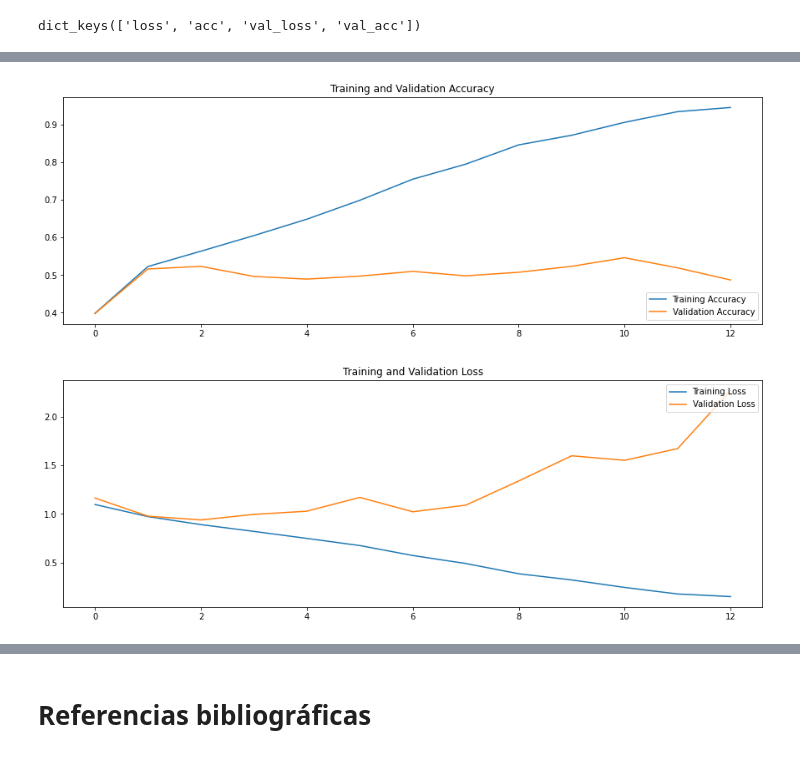
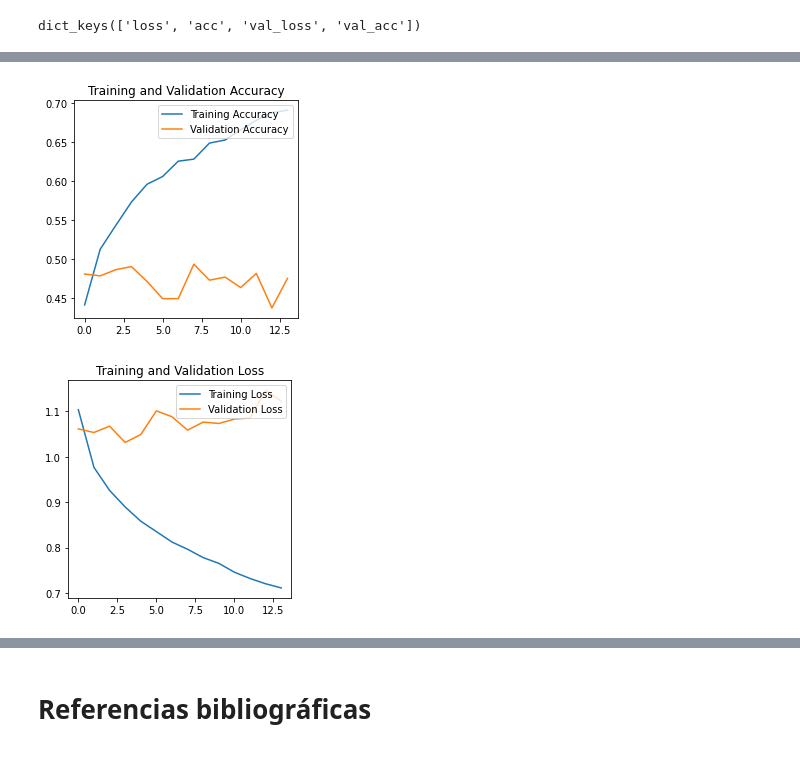
Before and after one commit to juadaves91/supresion-ruido-artefactos-imr, a Jupyter notebook: ELT/3. red_neuronal_cnn_deteccion_alzheimer_VGG16.ipynb, the cells around one changed output, grey strips where cells are left out. Saved outputs shown, nothing was run; the diff lists cells and outputs as text; code cells hidden in the pictures.

```diff
--- a/ELT/3. red_neuronal_cnn_deteccion_alzheimer_VGG16.ipynb
+++ b/ELT/3. red_neuronal_cnn_deteccion_alzheimer_VGG16.ipynb
@@ -456,18 +447,12 @@ def add_top(base):
 # %%
 # Modelo de configuración afinado
-def setup_model(model, trainable):
-    # Congelar las capas no entrenables de la base del modelo
-    for layer in model.layers[:(len(model.layers) - trainable)]:
-        layer.trainable = False
+def setup_model(model):
 
-    for layer in model.layers[(len(model.layers) - trainable):]:
-        layer.trainable = True
+    model.add(Dense(units = 3, activation= 'softmax'))
 
     model.compile(
         loss='categorical_crossentropy',
-        # Tasa de entrenamiento más lenta para el ajuste fino
-        optimizer=optimizers.SGD(lr=1e-4, momentum=0.9),
-        # optimizer=Adam(learning_rate=0.0001),
+        optimizer=Adam(learning_rate=0.0001),
         metrics=['accuracy']
     )
 
@@ -476,11 +461,13 @@ def setup_model(model, trainable):
 # Configurar el modelo para volver a entrenar nuestra
 # capa superior más el bloque 13 y 14 de Xception
 with tensorflow.device('DML'):
-    IMG_SHAPE = (224, 224, 3)
-    ngg16_model = tensorflow.keras.applications.vgg16.VGG16(input_shape=IMG_SHAPE,
-                                                         include_top=False,
-                                                         weights='imagenet',
-                                                         pooling='avg')
+    ngg16_model = tensorflow.keras.applications.vgg16.VGG16()
 
-    model = add_top(ngg16_model)
-    model = setup_model(model, 19)
+    model = Sequential()
+    for layer in ngg16_model.layers[:-1]:
+        model.add(layer)
+
+    for layer in model.layers:
+        layer.trainable = False
+
+    model = setup_model(model)
@@ -507,7 +498,7 @@ _________________________________________________________________
 # %%
 # Afinar la modelo
 
-epochs_ft = 20
+epochs_ft = 30
 
 with tensorflow.device('DML'):
     earlystopper = EarlyStopping(monitor='val_loss',
@@ -521,5 +512,7 @@ with tensorflow.device('DML'):
                         epochs=epochs_ft,
                         validation_data=valid_batches,
                         verbose=2,
-                        callbacks = [earlystopper])
+                        callbacks = [earlystopper],
+                        steps_per_epoch=len(train_batches),
+                        validation_steps=len(valid_batches))
 # %% [output]
@@ -576,29 +623,29 @@ print(val_loss)
 # %%
 acc = model.history.history['acc']
 val_acc = model.history.history['val_acc']
 
 loss = model.history.history['loss']
 val_loss = model.history.history['val_loss']
 
-epochs_range = range(13)
+epochs_range = range(14)
 
-plt.figure(figsize=(15, 5))
+plt.figure(figsize=(4, 4))
 plt.plot(epochs_range, acc, label='Training Accuracy')
 plt.plot(epochs_range, val_acc, label='Validation Accuracy')
-plt.legend(loc='lower right')
+plt.legend(loc='upper right')
 plt.title('Training and Validation Accuracy')
 plt.show()
 # %% [output]
-[figure, old version]
+[figure, new version]
 # %%
-plt.figure(figsize=(15, 5))
+plt.figure(figsize=(4, 4))
 plt.plot(epochs_range, loss, label='Training Loss')
 plt.plot(epochs_range, val_loss, label='Validation Loss')
 plt.legend(loc='upper right')
 plt.title('Training and Validation Loss')
 plt.show()
 # %% [output]
-[figure, old version]
+[figure, new version]
 # %%
 y_true = test_batches.classes
 y_pred = np.argmax(predictions, axis=-1)
```
Also changed, not shown: parts of 9 cells of this notebook.
